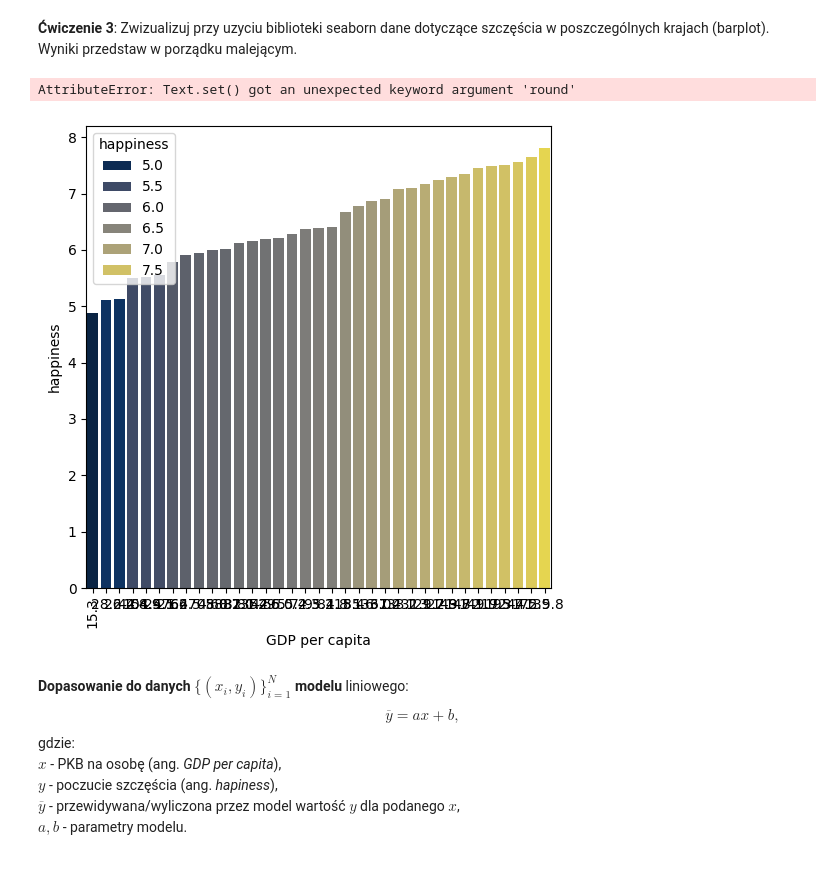
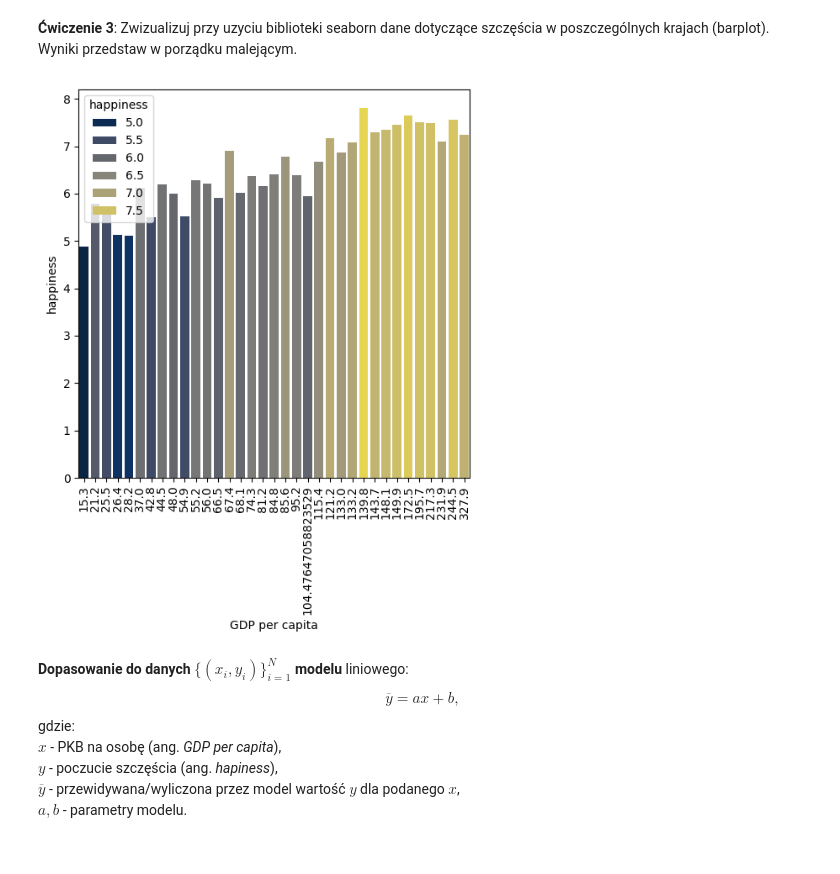
Before and after one commit to wkrzos/WUST-CompSci-BSc, a Jupyter notebook: Semester 4/Systems Analysis and Decision Support Methods/l3/3_metoda_najwiekszych_kwadratow.ipynb, the cells around one changed output. Drawn from its saved outputs; the diff is of its cells as text; code cells hidden in the pictures.

```diff
--- a/Semester 4/Systems Analysis and Decision Support Methods/l3/3_metoda_najwiekszych_kwadratow.ipynb
+++ b/Semester 4/Systems Analysis and Decision Support Methods/l3/3_metoda_najwiekszych_kwadratow.ipynb
@@ -105,24 +105,24 @@ infrastrukturę i stan polityczny państwa.
 **Ćwiczenie 3**: Zwizualizuj przy uzyciu biblioteki seaborn dane dotyczące szczęścia w poszczególnych krajach (barplot). Wyniki przedstaw w porządku malejącym.
 # %%
 plt.figure(figsize=(6,6))
+
 sns.barplot(
     x='GDP per capita',
     y='happiness',
     data=dane,
     hue='happiness',
     legend='brief',
     palette='cividis',
-    order=dane.sort_values('happiness')['GDP per capita']
+    #order=dane.sort_values('happiness')['GDP per capita']
 )
+
 plt.xticks(
-    rotation=90,
-    round = 5
+    rotation=90
 )
 
 plt.show()
 # %% [output]
-AttributeError: Text.set() got an unexpected keyword argument 'round'
-[figure, old version]
+[figure, new version]
 # %% [markdown]
 **Dopasowanie do danych $\{(x_i,y_i)\}_{i=1}^N$ modelu** liniowego: $$\overline{y} = ax+b,$$
 gdzie: <br>
```
Also changed, not shown: parts of 1 cell of this notebook.
